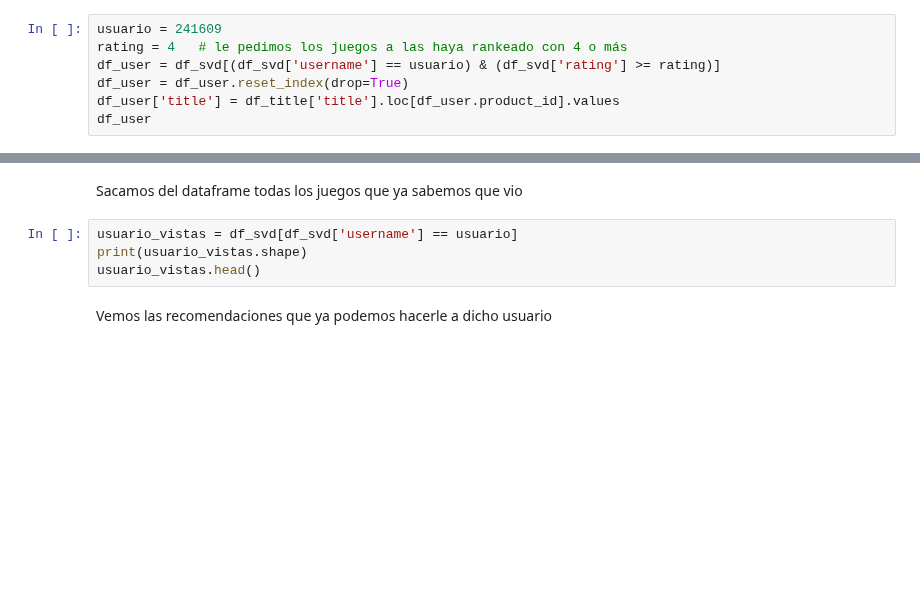
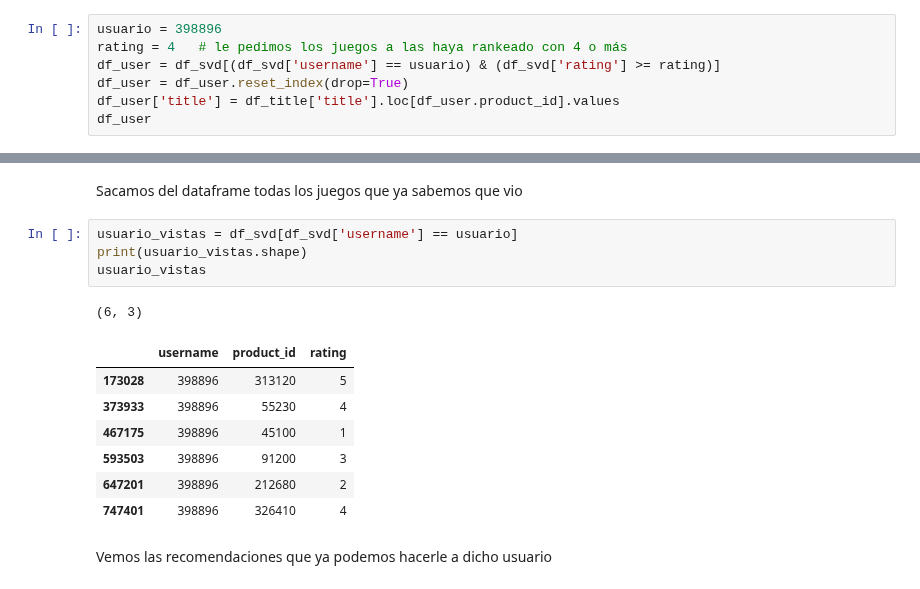
Before and after one commit to alseveso/AcamicaDS, a Jupyter notebook: Proyecto 3/A. Proyecto 03_Alejandra Seveso.ipynb, the cells around one changed output, grey strips where cells are left out. Cells and saved outputs as stored; diff of their text form; blank space fills up the shorter version.

```diff
--- a/Proyecto 3/A. Proyecto 03_Alejandra Seveso.ipynb
+++ b/Proyecto 3/A. Proyecto 03_Alejandra Seveso.ipynb
@@ -1236,7 +1245,7 @@ Exploremos un usuario, veamos cuáles juegos le gustaron y cuáles les recomiend
 
 Juegos que le gustaron
 # %%
-usuario = 241609
+usuario = 398896
 rating = 4   # le pedimos los juegos a las haya rankeado con 4 o más
 df_user = df_svd[(df_svd['username'] == usuario) & (df_svd['rating'] >= rating)]
 df_user = df_user.reset_index(drop=True)
@@ -1253,7 +1276,16 @@ Sacamos del dataframe todas los juegos que ya sabemos que vio
 # %%
 usuario_vistas = df_svd[df_svd['username'] == usuario]
 print(usuario_vistas.shape)
-usuario_vistas.head()
+usuario_vistas
+# %% [output]
+(6, 3)
+|  | username | product_id | rating |
+| 173028 | 398896 | 313120 | 5 |
+| 373933 | 398896 | 55230 | 4 |
+| 467175 | 398896 | 45100 | 1 |
+| 593503 | 398896 | 91200 | 3 |
+| 647201 | 398896 | 212680 | 2 |
+| 747401 | 398896 | 326410 | 4 |
 # %% [markdown]
 Vemos las recomendaciones que ya podemos hacerle a dicho usuario
 # %%
```
Also changed, not shown: parts of 18 cells of this notebook.
